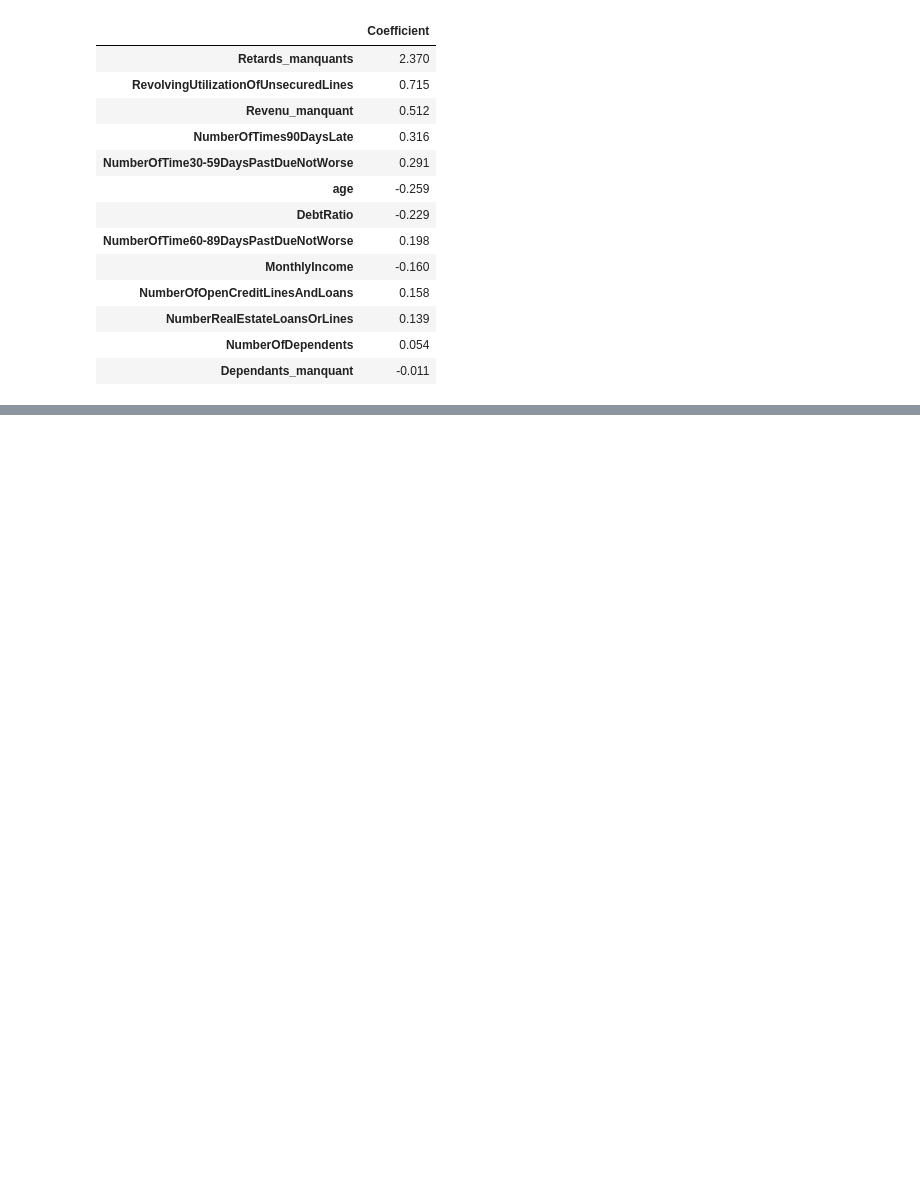
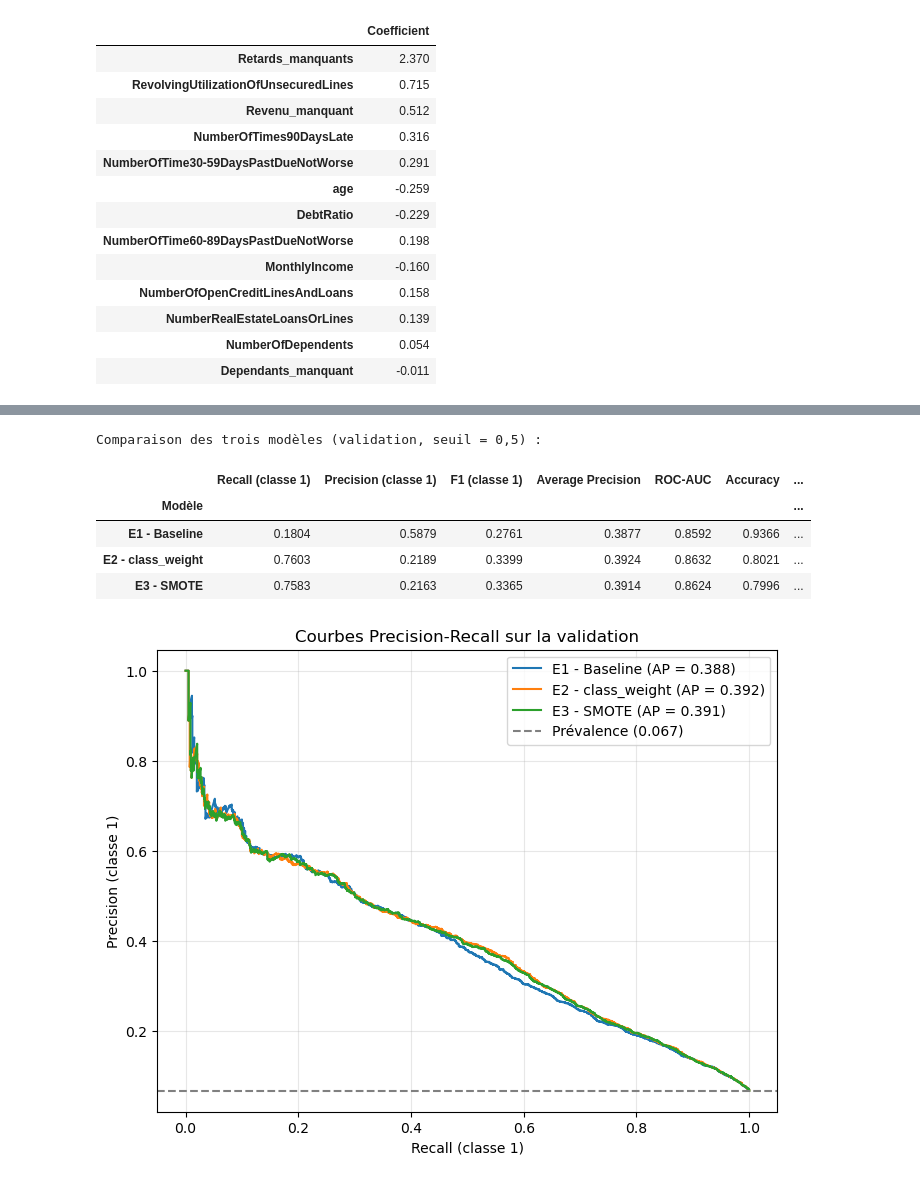
Before and after one commit to omarzinane1/CreditRisk360, a Jupyter notebook: notebooks/credit_scoring.ipynb, the cells around one changed output, grey strips where cells are left out. Drawn from its saved outputs; the diff is of its cells as text; code cells hidden in the pictures; blank space fills up the shorter version.

```diff
--- a/notebooks/credit_scoring.ipynb
+++ b/notebooks/credit_scoring.ipynb
@@ -4436,0 +4669,37 @@ Coefficients de la Régression Logistique :
+# %%
+import numpy as np
+import matplotlib.pyplot as plt
+from sklearn.metrics import precision_recall_curve
+
+# Probabilités de chaque modèle sur la validation
+probas_val = {nom: m.predict_proba(X_val)[:, 1] for nom, m in modeles.items()}
+
+# 1. Tableau récapitulatif au seuil 0,5
+tableau_05 = (pd.DataFrame(resultats_validation)
+              .drop_duplicates(subset="Modèle", keep="last")
+              .set_index("Modèle"))
+print("Comparaison des trois modèles (validation, seuil = 0,5) :")
+display(tableau_05[colonnes_metriques + ["VP", "FP", "FN", "VN"]].round(4))
+
+# 2. Courbes Precision-Recall
+fig, ax = plt.subplots(figsize=(8, 6))
+for nom, proba in probas_val.items():
+    prec, rec, _ = precision_recall_curve(y_val, proba)
+    ap = average_precision_score(y_val, proba)
+    ax.plot(rec, prec, label=f"{nom} (AP = {ap:.3f})")
+ax.axhline(y_val.mean(), linestyle="--", color="grey",
+           label=f"Prévalence ({y_val.mean():.3f})")
+ax.set_xlabel("Recall (classe 1)")
+ax.set_ylabel("Precision (classe 1)")
+ax.set_title("Courbes Precision-Recall sur la validation")
+ax.legend()
+ax.grid(alpha=0.3)
+plt.show()
+# %% [output]
+Comparaison des trois modèles (validation, seuil = 0,5) :
+|  | Recall (classe 1) | Precision (classe 1) | F1 (classe 1) | Average Precision | ROC-AUC | Accuracy | ... |
+| Modèle |  |  |  |  |  |  | ... |
+| E1 - Baseline | 0.1804 | 0.5879 | 0.2761 | 0.3877 | 0.8592 | 0.9366 | ... |
+| E2 - class_weight | 0.7603 | 0.2189 | 0.3399 | 0.3924 | 0.8632 | 0.8021 | ... |
+| E3 - SMOTE | 0.7583 | 0.2163 | 0.3365 | 0.3914 | 0.8624 | 0.7996 | ... |
+[figure, added]
```
Also changed, not shown: parts of 26 cells of this notebook, 4 other files.
